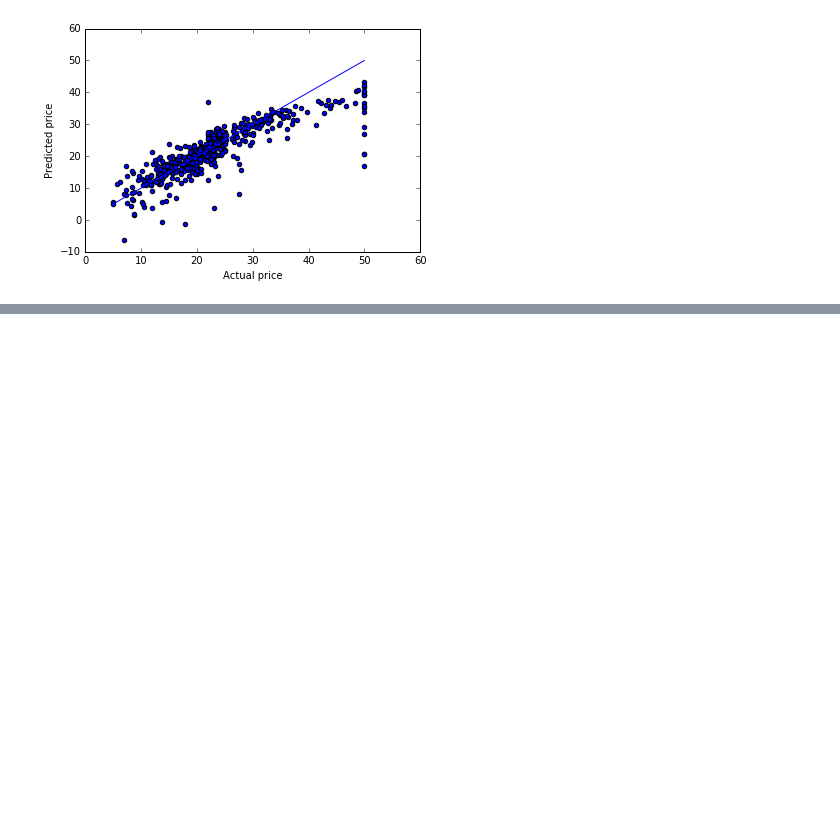
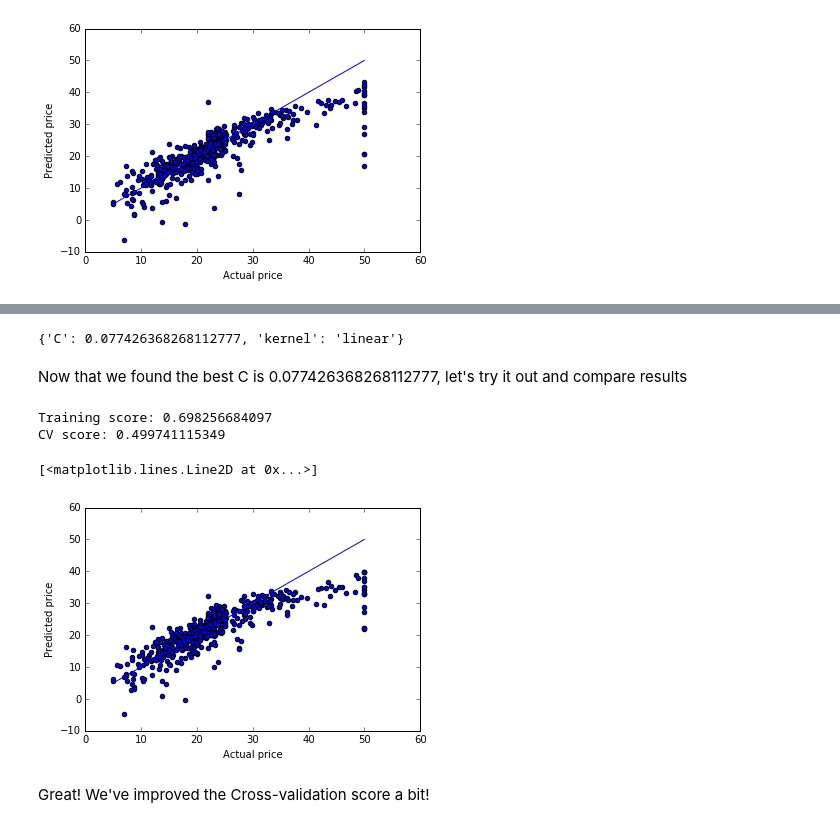
Before and after one commit to Rydra/ML-FirstSteps, a Jupyter notebook: LinearRegression.ipynb, the cells around one changed output, grey strips where cells are left out. Cells and saved outputs as stored; diff of their text form; code cells hidden in the pictures; blank space fills up the shorter version.

```diff
--- a/LinearRegression.ipynb
+++ b/LinearRegression.ipynb
@@ -150,0 +153,6 @@ CV score: 0.453792931896
+# %%
+from sklearn.grid_search import GridSearchCV
+
+parameters = {'kernel':('linear', 'rbf'), 'C': np.logspace(-10, 0, 10)}
+gs = GridSearchCV(svr, parameters, cv=5)
+gs.fit(X, y)
@@ -150,0 +168,25 @@ CV score: 0.453792931896
+# %%
+gs.best_params_
+# %% [output]
+{'C': 0.077426368268112777, 'kernel': 'linear'}
+# %% [markdown]
+Now that we found the best C is 0.077426368268112777, let's try it out and compare results
+# %%
+from sklearn import svm
+
+svr = svm.SVR(kernel="linear", C=0.077426368268112777)
+svr.fit(X, y)
+printScoresAndPlot(X, y, svr)
+
+# plot predicted vs actual
+plt.scatter(y, svr.predict(X))
+plt.xlabel('Actual price')
+plt.ylabel('Predicted price')
+plt.plot([y.min(), y.max()], [[y.min()], [y.max()]])
+# %% [output]
+Training score: 0.698256684097
+CV score: 0.499741115349
+[<matplotlib.lines.Line2D at 0x...>]
+[figure, added]
+# %% [markdown]
+Great! We've improved the Cross-validation score a bit!
```
Also changed, not shown: parts of 3 cells of this notebook, 1 other file.
